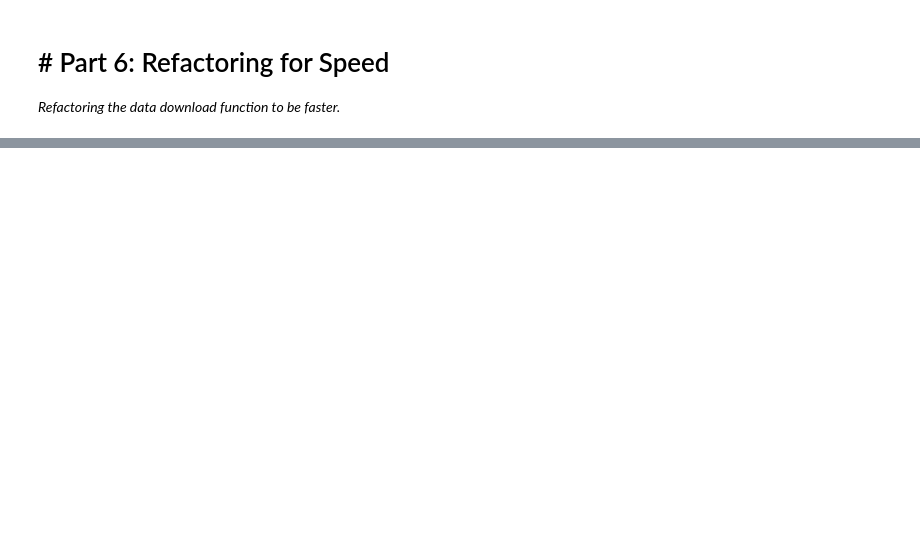
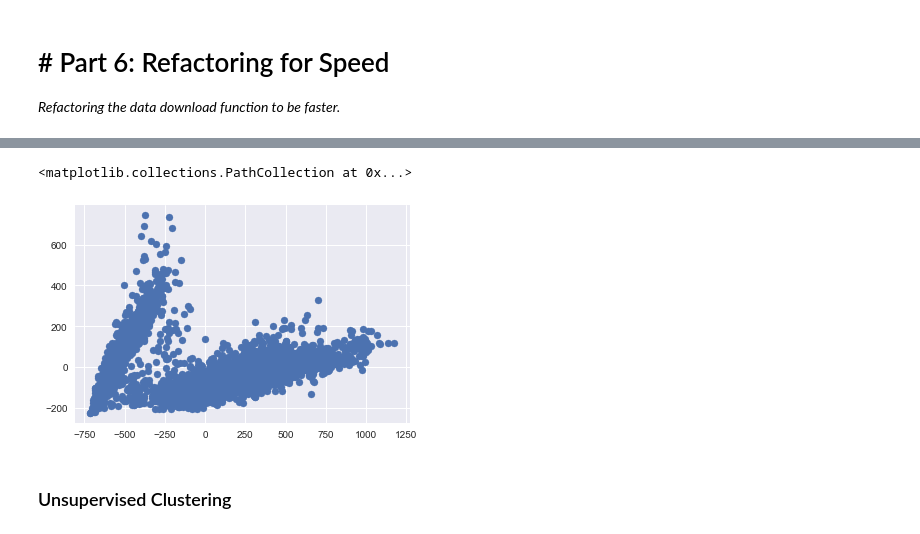
Before and after one commit to dajebbar/Reproductible-Jupyter-Workflow, a Jupyter notebook: Workflow.py.ipynb, the cells around one changed output, grey strips where cells are left out. Cells and saved outputs as stored; diff of their text form; code cells hidden in the pictures; blank space fills up the shorter version.

```diff
--- a/Workflow.py.ipynb
+++ b/Workflow.py.ipynb
@@ -217,0 +254,7 @@ After refactoring the code, data download function got a little bit fast.
+# %%
+plt.scatter(X2[:, 0], X2[:, 1])
+# %% [output]
+<matplotlib.collections.PathCollection at 0x...>
+[figure, added]
+# %% [markdown]
+### Unsupervised Clustering
```
Also changed, not shown: parts of 16 cells of this notebook.
